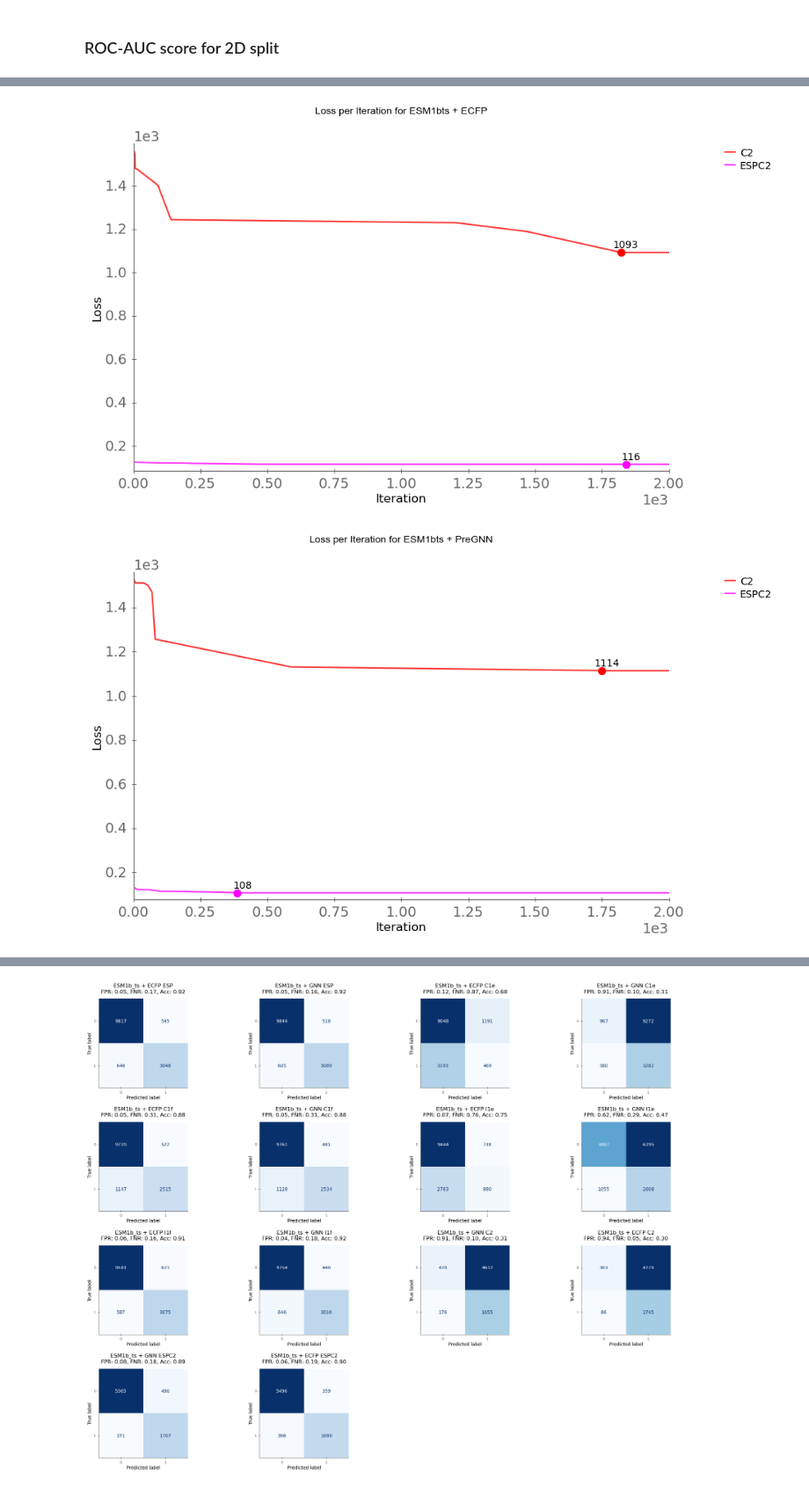
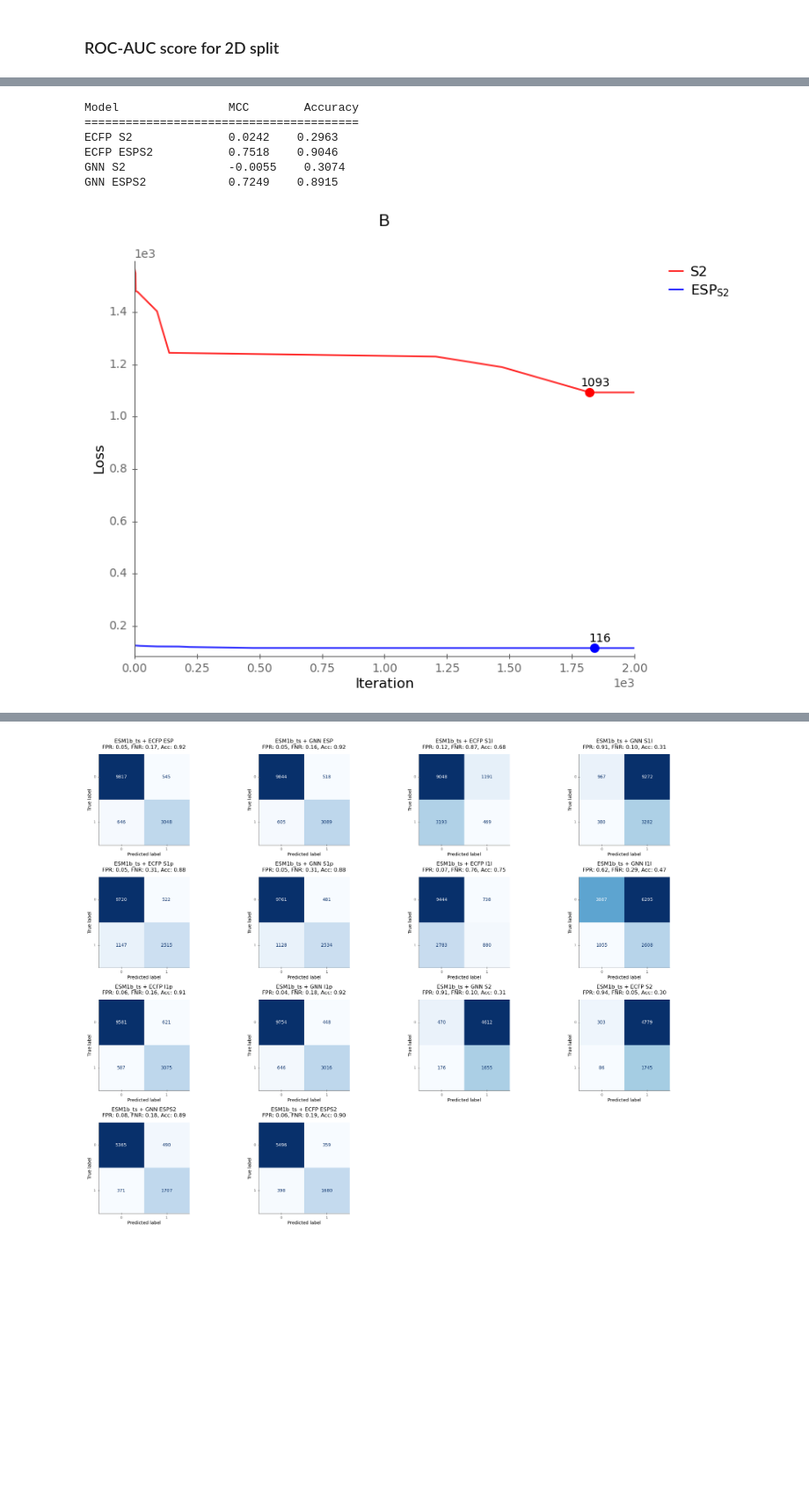
Before and after one commit to kalininalab/ESP_Leak_Analysis, a Jupyter notebook: ESP_HardSplits/notebooks_and_code/5-Results_Plots_and_figures.ipynb, the cells around one changed output, grey strips where cells are left out. Shown at 88% size. Drawn from its saved outputs; the diff is of its cells as text; code cells hidden in the pictures; blank space fills up the shorter version.

```diff
--- a/ESP_HardSplits/notebooks_and_code/5-Results_Plots_and_figures.ipynb
+++ b/ESP_HardSplits/notebooks_and_code/5-Results_Plots_and_figures.ipynb
@@ -160,8 +298,8 @@ test_y_esm1b_ts_ecfp_C2_2S =  np.load(join(CURRENT_DIR, ".." ,"data", "training_
 y_test_pred_esm1b_ts_ecfp_ESPC2_2S =  np.load(join(CURRENT_DIR, ".." ,"data", "training_results_2S", "y_test_pred_xgboost_ESM1b_ts_ECFP_ESPC2_2S.npy"))
 test_y_esm1b_ts_ecfp_ESPC2_2S =  np.load(join(CURRENT_DIR, ".." ,"data", "training_results_2S", "y_test_true_xgboost_ESM1b_ts_ECFP_ESPC2_2S.npy"))
 # %%
-fig, ax = plt.subplots(figsize=(10, 8))
-plt.rcParams.update({'font.size': 14})
+fig, ax = plt.subplots(figsize=(8, 6))
+plt.rcParams.update({'font.size': 10})
 
 fpr_esm1b_ts_ecfp_C2_2S, tpr_esm1b_ts_ecfp_C2_2S, threshold = metrics.roc_curve(test_y_esm1b_ts_ecfp_C2_2S, y_test_pred_esm1b_ts_ecfp_C2_2S)
 roc_auc_esm1b_ts_ecfp_C2_2S = metrics.auc(fpr_esm1b_ts_ecfp_C2_2S, tpr_esm1b_ts_ecfp_C2_2S)
@@ -173,23 +311,25 @@ roc_auc_esm1b_ts_gnn_C2_2S = metrics.auc(fpr_esm1b_ts_gnn_C2_2S, tpr_esm1b_ts_gn
 fpr_esm1b_ts_gnn_ESPC2_2S, tpr_esm1b_ts_gnn_ESPC2_2S, threshold = metrics.roc_curve(test_y_esm1b_ts_gnn_ESPC2_2S, y_test_pred_esm1b_ts_gnn_ESPC2_2S)
 roc_auc_esm1b_ts_gnn_ESPC2_2S = metrics.auc(fpr_esm1b_ts_gnn_ESPC2_2S, tpr_esm1b_ts_gnn_ESPC2_2S)
 
-plt.title('Receiver Operating Characteristic')
-plt.plot(fpr_esm1b_ts_gnn_C2_2S, tpr_esm1b_ts_gnn_C2_2S, 'red', label='C2 split, [ESM1bts + PreGNN], AUC = %0.2f' % roc_auc_esm1b_ts_gnn_C2_2S, linewidth=2.0, linestyle='dashed')
-plt.plot(fpr_esm1b_ts_ecfp_C2_2S, tpr_esm1b_ts_ecfp_C2_2S, 'red', label='C2 split, [ESM1bts + ECFP], AUC = %0.2f' % roc_auc_esm1b_ts_ecfp_C2_2S, linewidth=2.0)
-plt.plot(fpr_esm1b_ts_gnn_ESPC2_2S, tpr_esm1b_ts_gnn_ESPC2_2S, 'blue', label='ESPC2 split ,[ESM1bts + PreGNN], AUC = %0.2f' % roc_auc_esm1b_ts_gnn_ESPC2_2S, linewidth=2.0, linestyle='dashed')
-plt.plot(fpr_esm1b_ts_ecfp_ESPC2_2S, tpr_esm1b_ts_ecfp_ESPC2_2S, 'blue', label='ESPC2 split,[ESM1bts + ECFP], AUC = %0.2f' % roc_auc_esm1b_ts_ecfp_ESPC2_2S, linewidth=2.0)
 
+# plt.plot(fpr_esm1b_ts_gnn_C2_2S, tpr_esm1b_ts_gnn_C2_2S, 'red', label='S2, [ESM1bts + PreGNN], AUC = %0.2f' % roc_auc_esm1b_ts_gnn_C2_2S, linewidth=2.0, linestyle='dashed')
+plt.plot(fpr_esm1b_ts_ecfp_C2_2S, tpr_esm1b_ts_ecfp_C2_2S, 'red', label='S2, AUC = %0.2f' % roc_auc_esm1b_ts_ecfp_C2_2S, linewidth=2.0)
+# plt.plot(fpr_esm1b_ts_gnn_ESPC2_2S, tpr_esm1b_ts_gnn_ESPC2_2S, 'blue', label='ESPS2, [ESM1bts + PreGNN], AUC = %0.2f' % roc_auc_esm1b_ts_gnn_ESPC2_2S, linewidth=2.0, linestyle='dashed')
+plt.plot(fpr_esm1b_ts_ecfp_ESPC2_2S, tpr_esm1b_ts_ecfp_ESPC2_2S, 'blue', label='ESP$_{S2}$, AUC = %0.2f' % roc_auc_esm1b_ts_ecfp_ESPC2_2S, linewidth=2.0)
 
 ax.locator_params(axis="y", nbins=5)
 ax.locator_params(axis="x", nbins=5)
-
-plt.legend(loc='lower right', fontsize=14)
+ax.tick_params(axis='x', labelsize=8)  # Smaller x-axis numbers
+ax.tick_params(axis='y', labelsize=8)
+plt.title('B', x=0.42,fontsize=14)
+plt.legend(loc='lower right', fontsize=12)
 plt.plot([0, 1], [0, 1], '--')
 eps = 0.01
 plt.xlim([0 - eps, 1 + eps])
 plt.ylim([0 - eps, 1 + eps])
 plt.ylabel('True Positive Rate')
 plt.xlabel('False Positive Rate')
-plt.savefig("/Users/vahidatabaigi/Desktop/Thesis/thesis-template/Figures/AUCC2.png", dpi=600, bbox_inches='tight')
+#plt.savefig("/Users/vahidatabaigi/Desktop/Thesis/thesis-template/Figures/AUCC2.png", dpi=600, bbox_inches='tight')
+plt.savefig("/Users/vahidatabaigi/Desktop/AUCC2.png", dpi=600, bbox_inches='tight')
 plt.show()
 # %% [output]
@@ -197,11 +337,54 @@ plt.show()
+# %%
+import numpy as np
+from sklearn.metrics import confusion_matrix
+
+# Function to calculate MCC and Accuracy
+def calculate_metrics(y_true, y_pred):
+    y_pred_binary = [1 if pred >= 0.5 else 0 for pred in y_pred]
+    cm = confusion_matrix(y_true, y_pred_binary)
+    TN, FP, FN, TP = cm.ravel()
+
+    # Calculate MCC
+    numerator = (TP * TN) - (FP * FN)
+    denominator = np.sqrt((TP + FP) * (TP + FN) * (TN + FP) * (TN + FN))
+    mcc = numerator / denominator if denominator > 0 else 0  # Handle division by zero
+
+    # Calculate Accuracy
+    accuracy = (TP + TN) / (TP + FP + FN + TN)
+    return mcc, accuracy
+
+# Dataset names and their corresponding true and predicted labels
+datasets = [
+    ('ECFP S2', test_y_esm1b_ts_ecfp_C2_2S, y_test_pred_esm1b_ts_ecfp_C2_2S),
+    ('ECFP ESPS2', test_y_esm1b_ts_ecfp_ESPC2_2S, y_test_pred_esm1b_ts_ecfp_ESPC2_2S),
+    ('GNN S2', test_y_esm1b_ts_gnn_C2_2S, y_test_pred_esm1b_ts_gnn_C2_2S),
+    ('GNN ESPS2', test_y_esm1b_ts_gnn_ESPC2_2S, y_test_pred_esm1b_ts_gnn_ESPC2_2S)
+]
+
+# Calculate MCC and Accuracy for each dataset
+results = []
+for name, y_true, y_pred in datasets:
+    mcc, accuracy = calculate_metrics(y_true, y_pred)
+    results.append((name, mcc, accuracy))
+
+# Create and display the results table
+print(f"{'Model':<20} {'MCC':<10} {'Accuracy':<10}")
+print("=" * 40)
+for name, mcc, accuracy in results:
+    print(f"{name:<20} {mcc:.4f}    {accuracy:.4f}")
+# %% [output]
+Model                MCC        Accuracy
+========================================
+ECFP S2              0.0242    0.2963
+ECFP ESPS2           0.7518    0.9046
+GNN S2               -0.0055    0.3074
+GNN ESPS2            0.7249    0.8915
 # %%
 log_directory = '/Users/vahidatabaigi/SIP/ESP_HardSplits/data/Reports/hyperOp_report'
 log_files = [f for f in os.listdir(log_directory) if f.endswith('.log')]
 
-color_map = {'ESPC2': 'magenta', 'C2': 'red'}
+color_map = {'ESP$_{S2}$': 'blue', 'S2': 'red'}
 
-plotting_loss("ECFP", experiment="2D", log_directory=log_directory, color_map=color_map, split_number=2)
-plotting_loss("PreGNN", experiment="2D", log_directory=log_directory, color_map=color_map, split_number=2)
+plotting_loss("ECFP", experiment="2D", log_directory=log_directory, color_map=color_map, split_number=2,title="B")
 # %% [output]
-[figure, old version]
+[figure, new version]
-[figure, removed]
```
Also changed, not shown: parts of 36 cells of this notebook, 4 other files.
